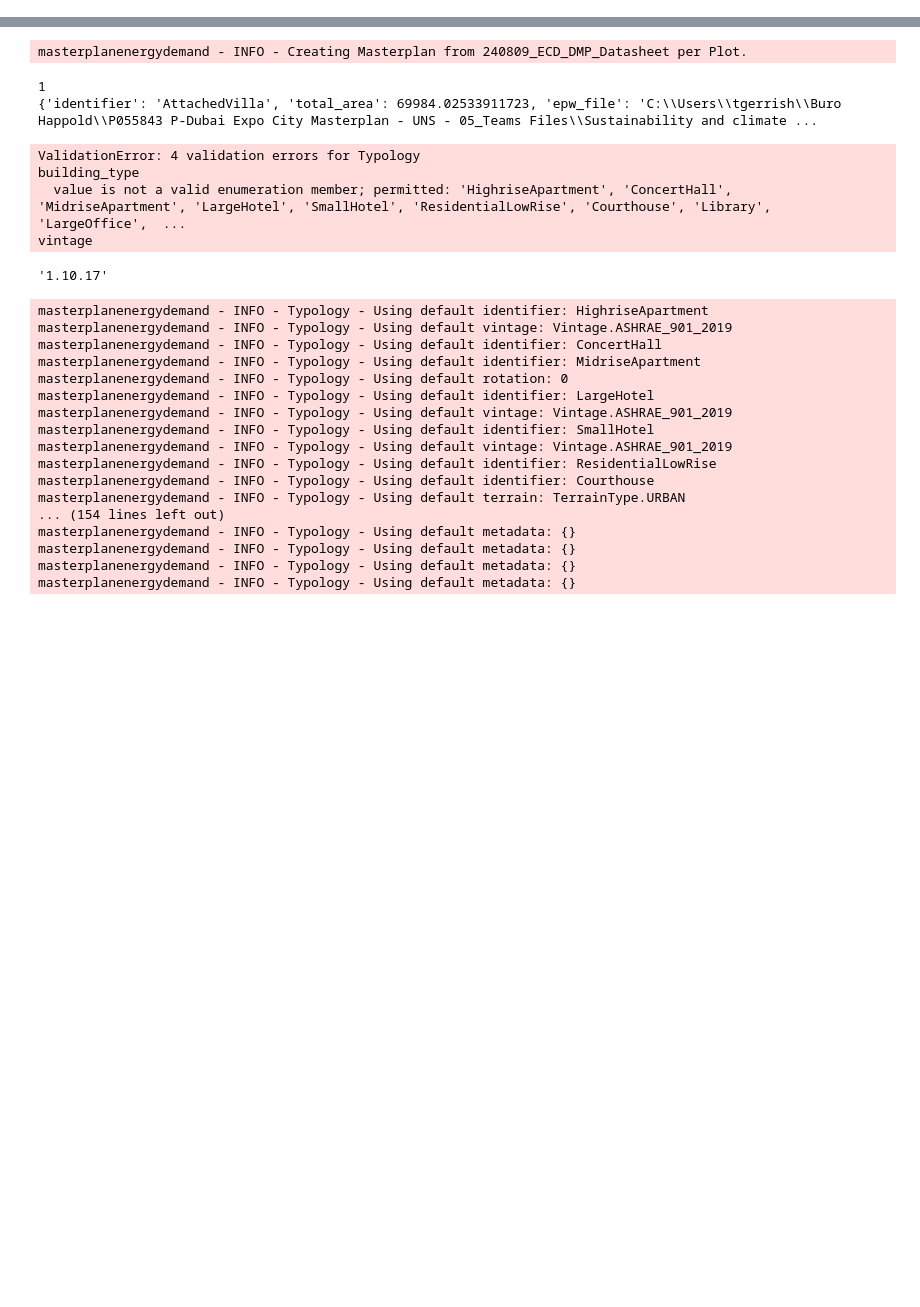
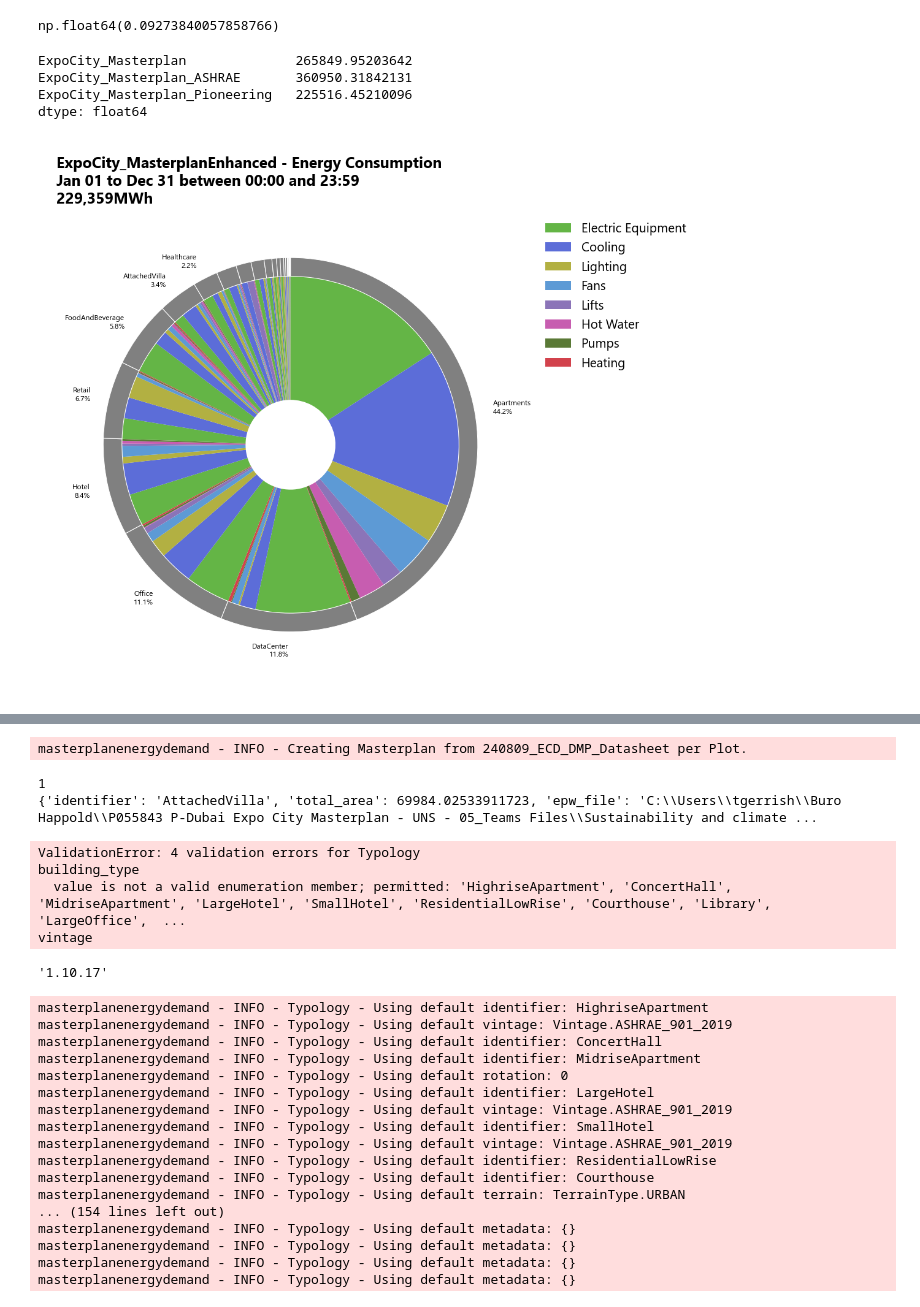
Before and after one commit to BHoM/LadyBugTools_Prototypes, a Jupyter notebook: LadyBugTools_Prototype_Engine/Python/MasterplanEnergyDemand/MasterplanEnergyDemand_Dev.ipynb, the cells around one changed output, grey strips where cells are left out. Cells and saved outputs as stored; diff of their text form; code cells hidden in the pictures; blank space fills up the shorter version.

```diff
--- a/LadyBugTools_Prototype_Engine/Python/MasterplanEnergyDemand/MasterplanEnergyDemand_Dev.ipynb
+++ b/LadyBugTools_Prototype_Engine/Python/MasterplanEnergyDemand/MasterplanEnergyDemand_Dev.ipynb
@@ -22,0 +191,24 @@ epw_file = r"C:\Users\tgerrish\Documents\GitHub\BHoM\LadyBugTools_Prototypes\Lad
+# %%
+all_df2
+
+all_df2.filter(regex="Pioneering").filter(regex="DataCenter").filter(regex="Electric Equipment").sum().sum() / all_df2.filter(regex="Pioneering").sum().sum()
+# zz.filter(regex)
+# %% [output]
+np.float64(0.09273840057858766)
+# %%
+all_df.T.groupby(all_df.columns.get_level_values(0)).sum().sum(axis=1) / 1000
+# %% [output]
+ExpoCity_Masterplan              265849.95203642
+ExpoCity_Masterplan_ASHRAE       360950.31842131
+ExpoCity_Masterplan_Pioneering   225516.45210096
+dtype: float64
+# %%
+# temp cell for enhance masterplan just to compare energy demand
+dpi=300
+
+fig, ax = plt.subplots(1, 1, figsize=(7, 7))
+mped.plot_pie_distribution(ax=ax)
+plt.tight_layout()
+# plt.savefig(r"C:\Users\tgerrish\Buro Happold\P055843 P-Dubai Expo City Masterplan - UNS - 05_Teams Files\Sustainability and climate\Stage 3C report\assets\10.7_masterplan_energy_consumption.png", dpi=dpi, transparent=True)
+# %% [output]
+[figure, added]
```
Also changed, not shown: parts of 17 cells of this notebook, 3 other files.
